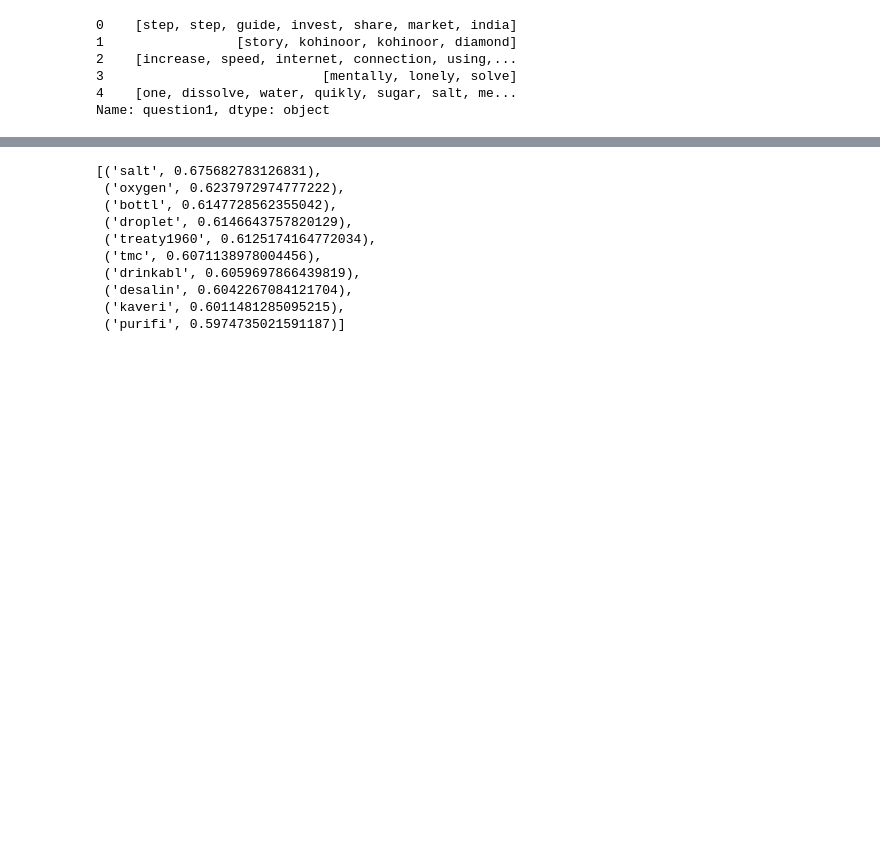
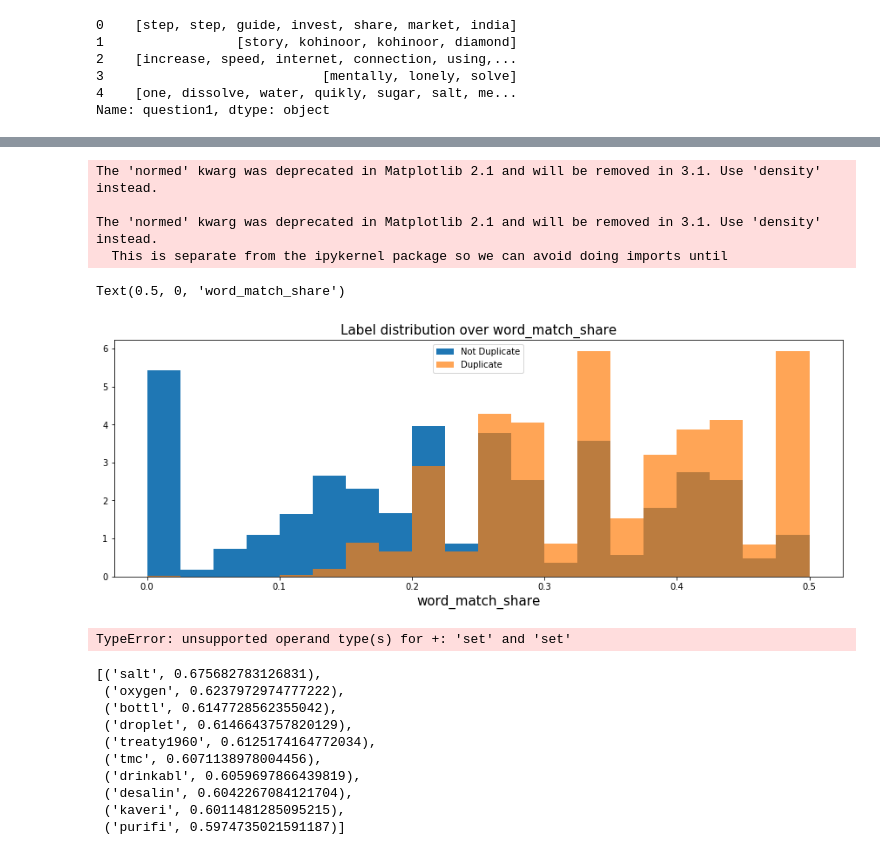
Before and after one commit to prerit2010/quora-question-similarity-prediction, a Jupyter notebook: model.ipynb, the cells around one changed output, grey strips where cells are left out. Drawn from its saved outputs; the diff is of its cells as text; code cells hidden in the pictures; blank space fills up the shorter version.

Commit message:
match words fraction

```diff
--- a/model.ipynb
+++ b/model.ipynb
@@ -148,10 +172,12 @@ df_train.to_pickle("dataset.csv")
+# %%
+df_train = df_train[(df_train['q1_s'].str.len() != 0) & (df_train['q2_s'].str.len() != 0)]
 # %%
-counts = []
+match_frac = []
 for a,b in zip(df_train.q1_s, df_train.q2_s):
-    t = len(list(set(a) & set(b)))
-    counts.append(t)
+    t = len(list(set(a) & set(b)))/(len(set(a)) + len(set(b)))
+    match_frac.append(t)
-# %%
-df_train['common_words'] = counts
+# %%
+df_train['match_frac'] = match_frac
 # %%
 lengths = []
 for a,b in zip(df_train.q1_s, df_train.q2_s):
@@ -159,8 +185,28 @@ for a,b in zip(df_train.q1_s, df_train.q2_s):
     lengths.append(t)
 # %%
 df_train['len_diff'] = lengths
+# %%
+plt.figure(figsize=(15, 5))
+plt.hist(df_train[df_train['is_duplicate'] == 0]['match_frac'], bins=20, normed=True, label='Not Duplicate')
+plt.hist(df_train[df_train['is_duplicate'] == 1]['match_frac'], bins=20, normed=True, alpha=0.7, label='Duplicate')
+plt.legend()
+plt.title('Label distribution over word_match_share', fontsize=15)
+plt.xlabel('word_match_share', fontsize=15)
+# %% [output]
+The 'normed' kwarg was deprecated in Matplotlib 2.1 and will be removed in 3.1. Use 'density' instead.
+
+The 'normed' kwarg was deprecated in Matplotlib 2.1 and will be removed in 3.1. Use 'density' instead.
+  This is separate from the ipykernel package so we can avoid doing imports until
+Text(0.5, 0, 'word_match_share')
+[figure, added]
 # %%
 df_train.to_pickle("dataset.pkl")
+# %%
+a = [1,2,2,3]
+b = [5, 5, 6, 6]
+list(set(a) + set(b))
+# %% [output]
+TypeError: unsupported operand type(s) for +: 'set' and 'set'
 # %%
 sentences = list(df_train['q1_s']) + list(df_train['q2_s'])
 
```
Also changed, not shown: parts of 6 cells of this notebook.
